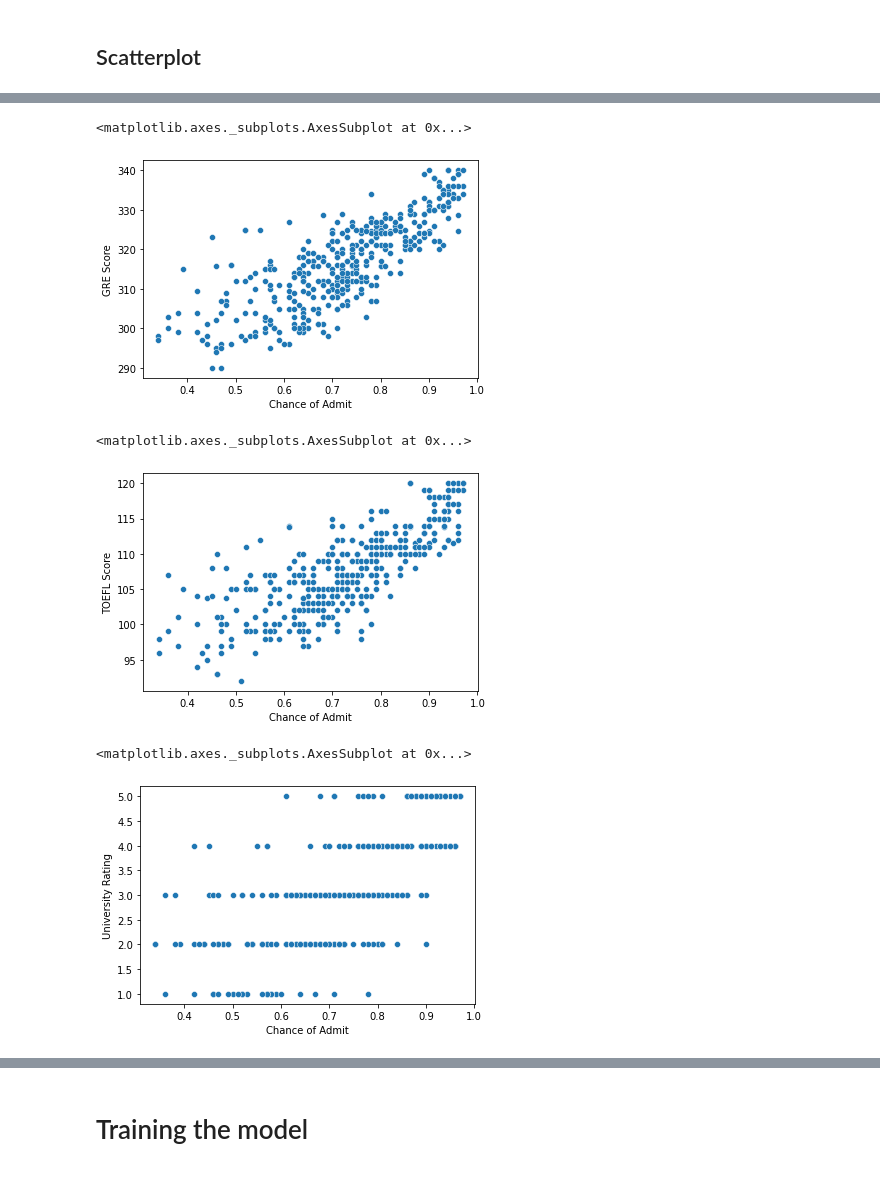
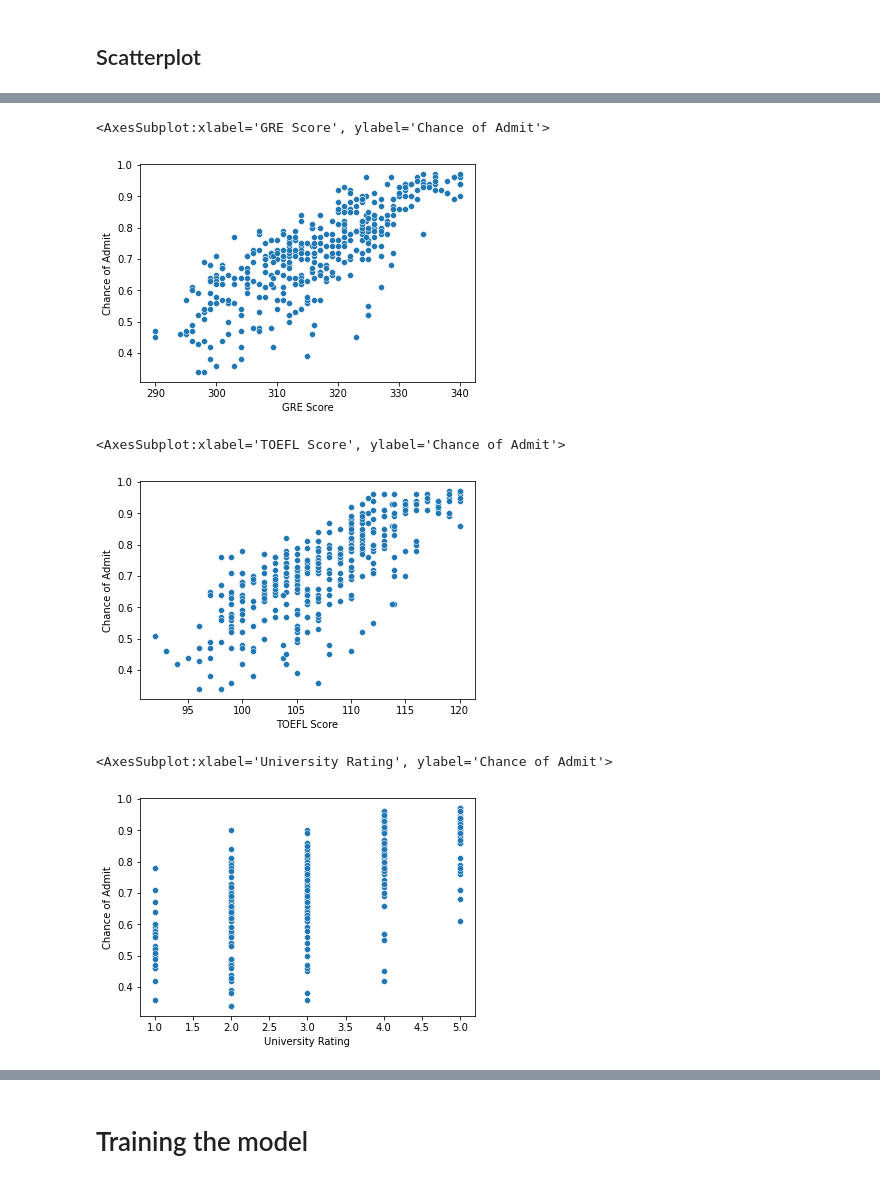
Before and after one commit to daniel-saeedi/SummerSchool-Project1, a Jupyter notebook: AdmissionChancePredictor.ipynb, the cells around one changed output, grey strips where cells are left out. Cells and saved outputs as stored; diff of their text form; code cells hidden in the pictures.

Commit message:
manipulating scatter plots

```diff
--- a/AdmissionChancePredictor.ipynb
+++ b/AdmissionChancePredictor.ipynb
@@ -248,16 +253,16 @@ import seaborn as sns
 # %%
-sns.scatterplot(data = df, x = 'Chance of Admit', y  = 'GRE Score')
+sns.scatterplot(data = df, y = 'Chance of Admit', x = 'GRE Score')
 # %% [output]
-<matplotlib.axes._subplots.AxesSubplot at 0x...>
+<AxesSubplot:xlabel='GRE Score', ylabel='Chance of Admit'>
-[figure, old version]
+[figure, new version]
 # %%
-sns.scatterplot(data = df, x = 'Chance of Admit', y  = 'TOEFL Score')
+sns.scatterplot(data = df, y = 'Chance of Admit', x = 'TOEFL Score')
 # %% [output]
-<matplotlib.axes._subplots.AxesSubplot at 0x...>
+<AxesSubplot:xlabel='TOEFL Score', ylabel='Chance of Admit'>
-[figure, old version]
+[figure, new version]
 # %%
-sns.scatterplot(data = df, x = 'Chance of Admit', y  = 'University Rating')
+sns.scatterplot(data = df, y = 'Chance of Admit', x = 'University Rating')
 # %% [output]
-<matplotlib.axes._subplots.AxesSubplot at 0x...>
+<AxesSubplot:xlabel='University Rating', ylabel='Chance of Admit'>
-[figure, old version]
+[figure, new version]
 # %%
```
Also changed, not shown: parts of 5 cells of this notebook.
